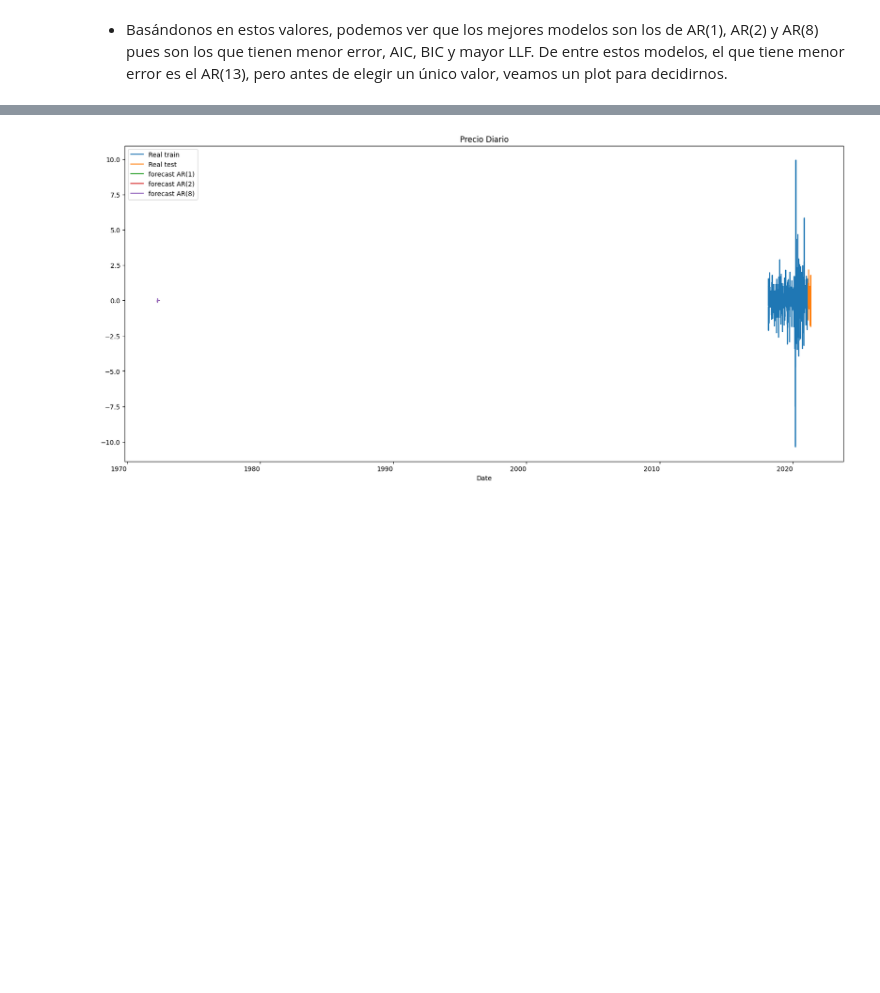
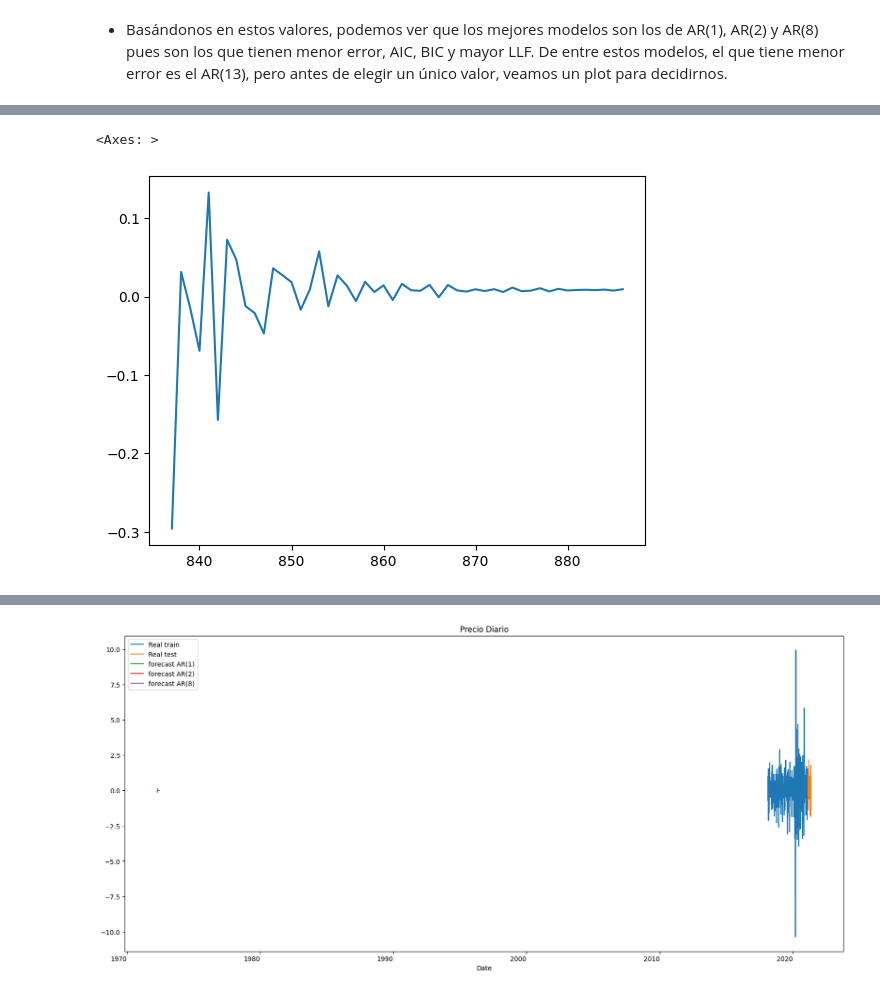
Before and after one commit to AlejandroPqLz/StockPrediction, a Jupyter notebook: DCDC_PrácticaFinal_Predicción de Stock.ipynb, the cells around one changed output, grey strips where cells are left out. Saved outputs shown, nothing was run; the diff lists cells and outputs as text; code cells hidden in the pictures; blank space fills up the shorter version.

```diff
--- a/DCDC_PrácticaFinal_Predicción de Stock.ipynb
+++ b/DCDC_PrácticaFinal_Predicción de Stock.ipynb
@@ -416,0 +437,5 @@ AR(17): 0.5939811307202301
+# %%
+ModelArima["AR("+str(x)+")"].plot(label='forecast AR('+str(x)+")")
+# %% [output]
+<Axes: >
+[figure, added]
```
Also changed, not shown: parts of 3 cells of this notebook.
